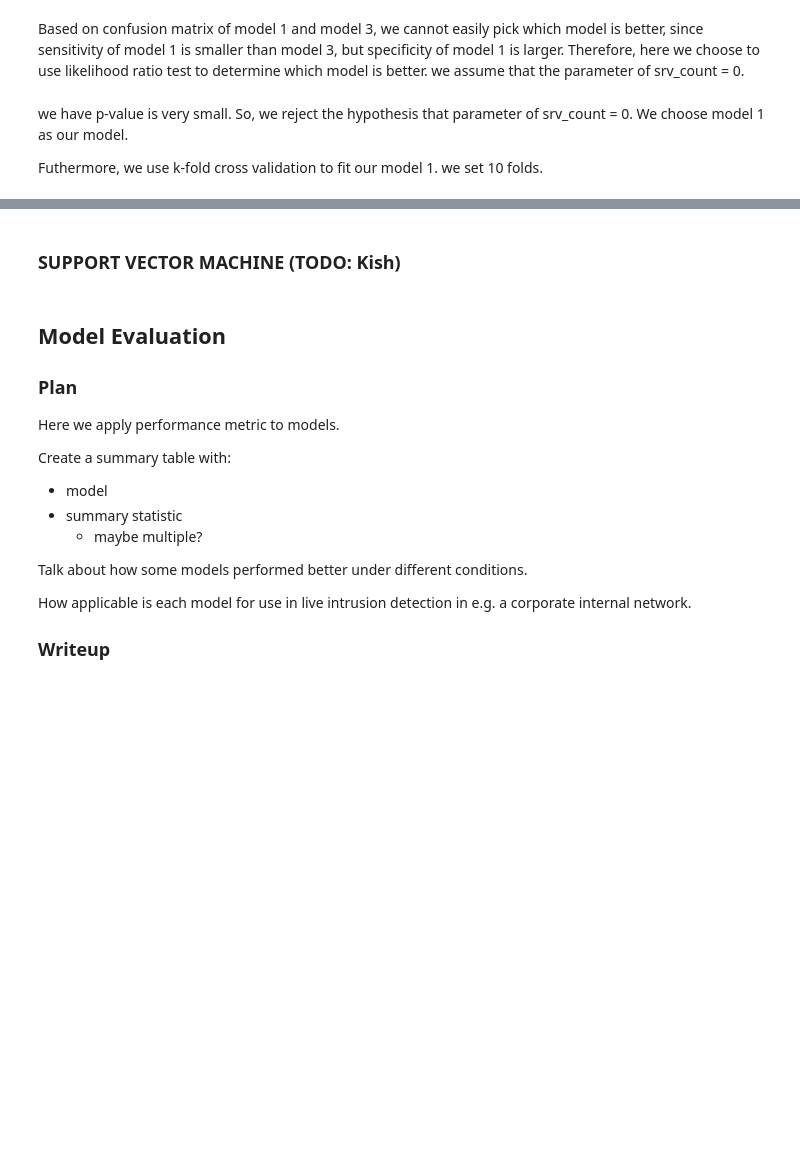
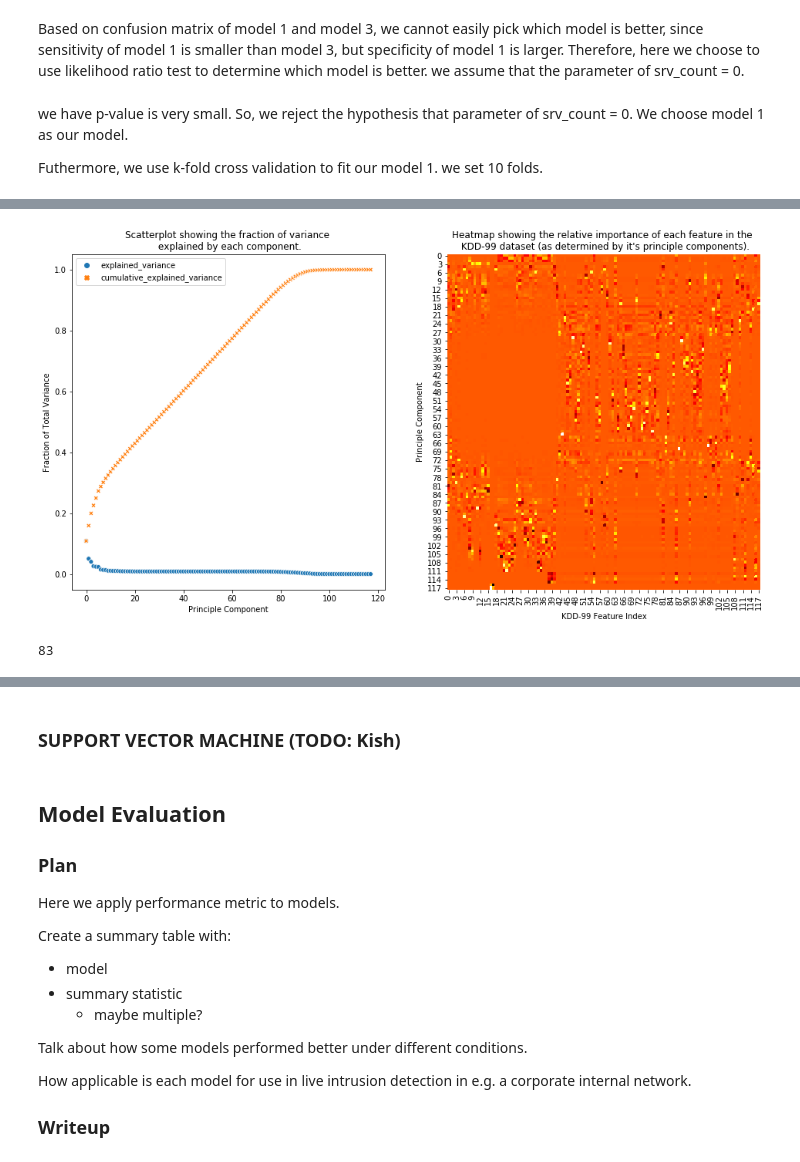
Before and after one commit to dj311/data-science-toolbox-2, a Jupyter notebook: project/report.ipynb, the cells around one changed output, grey strips where cells are left out. Cells and saved outputs as stored; diff of their text form; code cells hidden in the pictures; blank space fills up the shorter version.

```diff
--- a/project/report.ipynb
+++ b/project/report.ipynb
@@ -435,0 +450,4 @@ cv_logit
+# %%
+# Use One-Hot-Encoding to convert categorical columns to numeric. The one-hot-encoding performed by `pandas.get_dummies`
+# transforms a single feature that can take n values, into n features that can take 2 values.
+connection_events = pandas.get_dummies(connection_events, columns=["protocol_type", "service", "flag"])
@@ -435,0 +465,9 @@ cv_logit
+# %%
+# Normalize the mean and variance of the data
+standard_scaler = preprocessing.StandardScaler()
+
+connection_events = pandas.DataFrame(
+    standard_scaler.fit_transform(connection_events),
+    columns=connection_events.columns,
+    index=connection_events.index,
+)
@@ -435,0 +497,7 @@ cv_logit
+# %%
+pca = decomposition.PCA(
+    svd_solver='full',  # force sci-kit learn to compute the exact PCA rather than an estimation
+    random_state=random_state,
+)
+
+pca.fit(connection_events)
@@ -435,0 +510,43 @@ cv_logit
+# %%
+shared_fig, (explained_variance_axes, feature_weighting_axes) = matplotlib.pyplot.subplots(ncols=2)
+shared_fig.set_size_inches(16, 8)
+
+# 1. The plot below considers how much of the original datasets variance is explained by each principle component [10]:
+explained_variance = pandas.DataFrame(
+    list(zip(
+            pca.explained_variance_ratio_,
+            pca.explained_variance_ratio_.cumsum()
+    )),
+    columns=[
+        'explained_variance',
+        'cumulative_explained_variance',
+    ]
+)
+seaborn.scatterplot(data=explained_variance, ax=explained_variance_axes)
+_ = explained_variance_axes.set(
+    title='Scatterplot showing the fraction of variance \n explained by each component.',
+    xlabel='Principle Component',
+    ylabel='Fraction of Total Variance',
+)
+
+# 2. This plot  considers weightings of original features against each component from PCA [10]:
+feature_identity_matrix = numpy.eye(connection_events.shape[1])
+feature_weighting = pca.inverse_transform(feature_identity_matrix)
+
+seaborn.heatmap(
+    feature_weighting,
+    cmap="hot",
+    cbar=False,
+    ax=feature_weighting_axes,
+)
+_ = feature_weighting_axes.set(
+    title='Heatmap showing the relative importance of each feature in the \n KDD-99 dataset (as determined by it\'s principle components).',
+    xlabel='KDD-99 Feature Index',
+    ylabel='Principle Component',
+)
+# %% [output]
+[figure, added]
+# %%
+explained_variance.query('cumulative_explained_variance > 0.95').iloc[0].name + 1
+# %% [output]
+83
```
Also changed, not shown: parts of 20 cells of this notebook.
